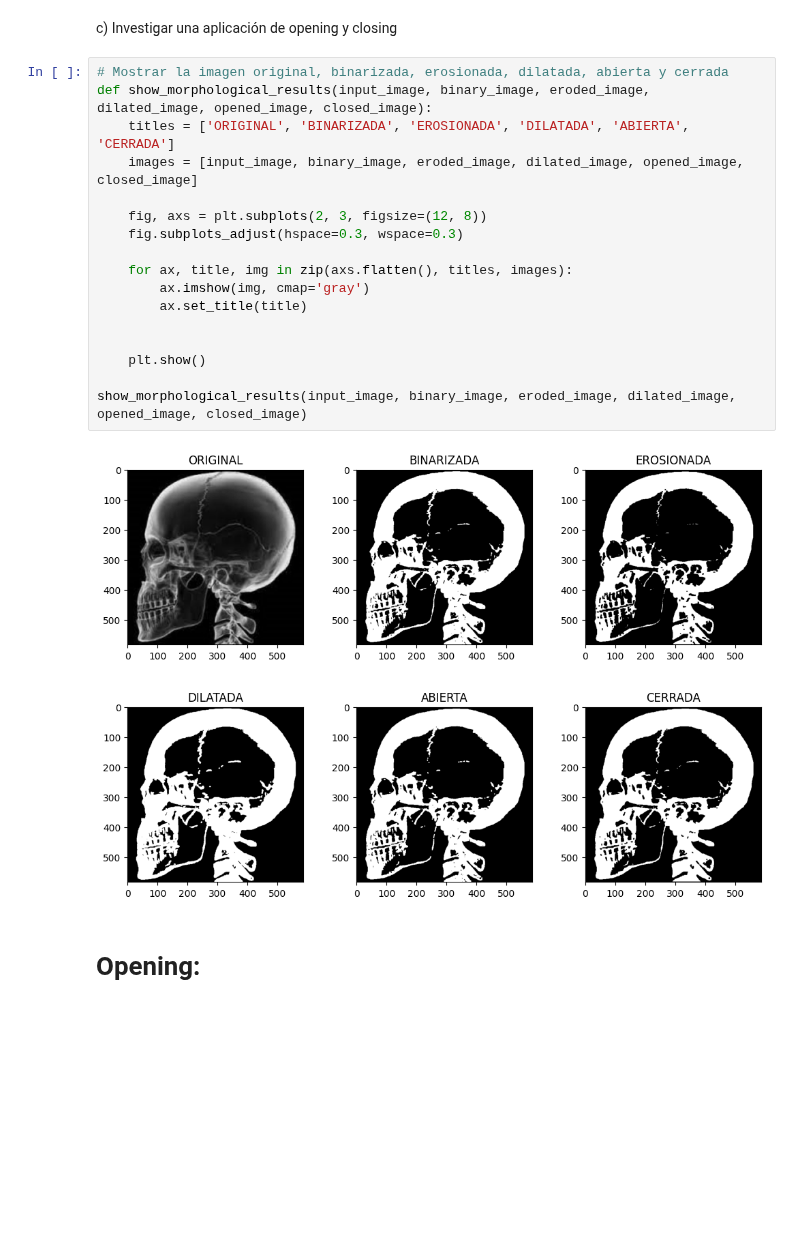
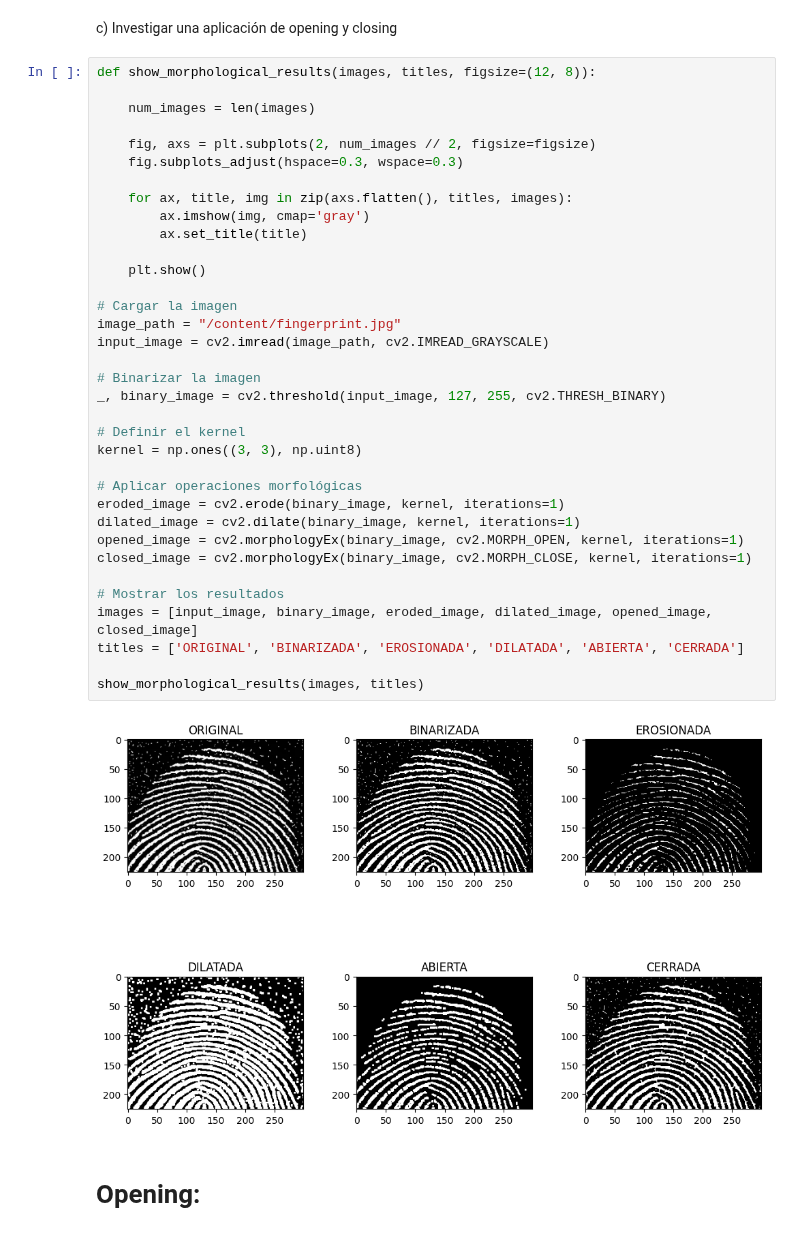
Before and after one commit to Alfonso-Garibay/computer-vision-course-Equipo-15, a Jupyter notebook: 10_morphological_operations.ipynb, the cells around one changed output. Cells and saved outputs as stored; diff of their text form; blank space fills up the shorter version.

```diff
--- a/10_morphological_operations.ipynb
+++ b/10_morphological_operations.ipynb
@@ -376,25 +376,43 @@ plt.show()
 [figure]
 # %% [markdown]
 c) Investigar una aplicación de opening y closing
-# %%
-# Mostrar la imagen original, binarizada, erosionada, dilatada, abierta y cerrada
-def show_morphological_results(input_image, binary_image, eroded_image, dilated_image, opened_image, closed_image):
-    titles = ['ORIGINAL', 'BINARIZADA', 'EROSIONADA', 'DILATADA', 'ABIERTA', 'CERRADA']
-    images = [input_image, binary_image, eroded_image, dilated_image, opened_image, closed_image]
-
-    fig, axs = plt.subplots(2, 3, figsize=(12, 8))
-    fig.subplots_adjust(hspace=0.3, wspace=0.3)
-
-    for ax, title, img in zip(axs.flatten(), titles, images):
-        ax.imshow(img, cmap='gray')
-        ax.set_title(title)
-
-
-    plt.show()
-
-show_morphological_results(input_image, binary_image, eroded_image, dilated_image, opened_image, closed_image)
-# %% [output]
-[figure, removed]
+# %%
+def show_morphological_results(images, titles, figsize=(12, 8)):
+
+    num_images = len(images)
+
+    fig, axs = plt.subplots(2, num_images // 2, figsize=figsize)
+    fig.subplots_adjust(hspace=0.3, wspace=0.3)
+
+    for ax, title, img in zip(axs.flatten(), titles, images):
+        ax.imshow(img, cmap='gray')
+        ax.set_title(title)
+
+    plt.show()
+
+# Cargar la imagen
+image_path = "/content/fingerprint.jpg"
+input_image = cv2.imread(image_path, cv2.IMREAD_GRAYSCALE)
+
+# Binarizar la imagen
+_, binary_image = cv2.threshold(input_image, 127, 255, cv2.THRESH_BINARY)
+
+# Definir el kernel
+kernel = np.ones((3, 3), np.uint8)
+
+# Aplicar operaciones morfológicas
+eroded_image = cv2.erode(binary_image, kernel, iterations=1)
+dilated_image = cv2.dilate(binary_image, kernel, iterations=1)
+opened_image = cv2.morphologyEx(binary_image, cv2.MORPH_OPEN, kernel, iterations=1)
+closed_image = cv2.morphologyEx(binary_image, cv2.MORPH_CLOSE, kernel, iterations=1)
+
+# Mostrar los resultados
+images = [input_image, binary_image, eroded_image, dilated_image, opened_image, closed_image]
+titles = ['ORIGINAL', 'BINARIZADA', 'EROSIONADA', 'DILATADA', 'ABIERTA', 'CERRADA']
+
+show_morphological_results(images, titles)
+# %% [output]
+[figure, added]
 # %% [markdown]
 # Opening:
 # %% [markdown]
```
Also changed, not shown: parts of 1 cell of this notebook.
